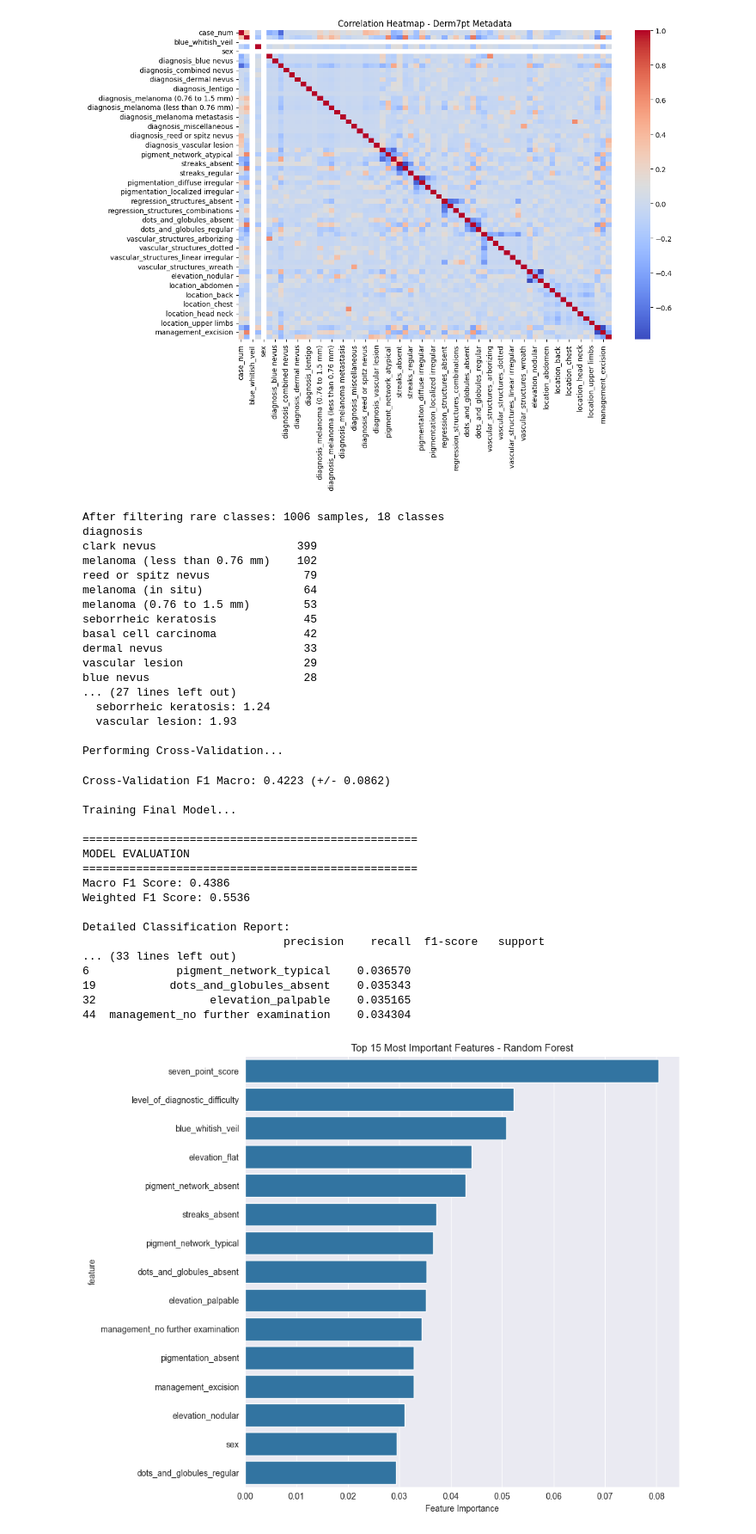
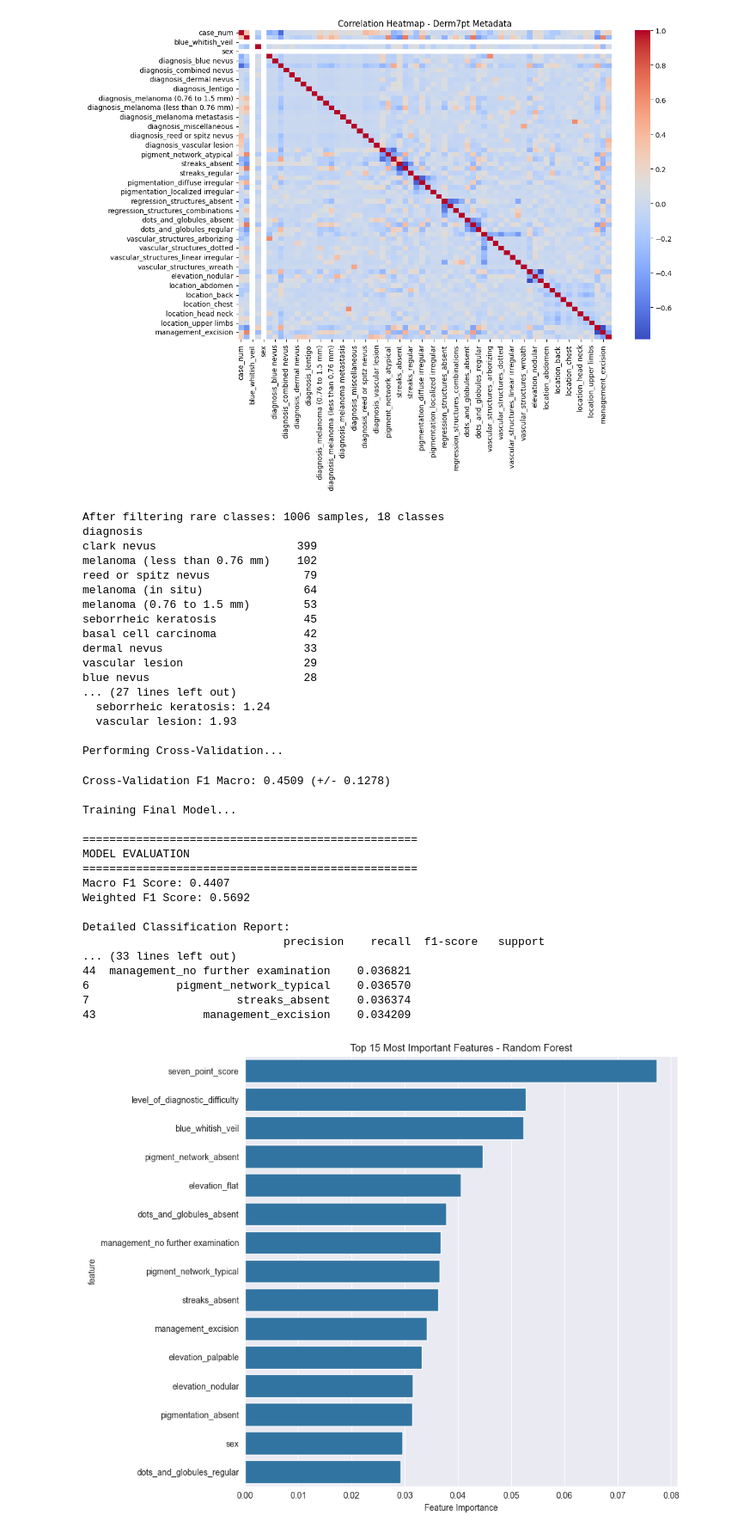
Before and after one commit to anamayyub/GROUP_8, a Jupyter notebook: notebooks/working-progress.ipynb, the cells around one changed output. Shown at 86% size. Cells and saved outputs as stored; diff of their text form; code cells hidden in the pictures.

```diff
--- a/notebooks/working-progress.ipynb
+++ b/notebooks/working-progress.ipynb
@@ -184,7 +184,7 @@ def train_random_forest(X, y):
     # Initialize Random Forest with optimal parameters for medical data
     rf_model = RandomForestClassifier(
         n_estimators=150,           # More trees for stability
-        max_depth=10,               # Prevent overfitting
+        max_depth=15,               # Prevent overfitting
         min_samples_split=5,        # Require minimum samples to split
         min_samples_leaf=3,         # Require minimum samples in leaf
         class_weight=class_weight_dict,  # Handle class imbalance
@@ -291,37 +291,37 @@ print(f"Final Test Macro F1: {f1_macro:.4f}")
 # print(classification_report(y_test_new, y_prediction_new, zero_division=0))
 # %% [output]
 After filtering rare classes: 1006 samples, 18 classes
 diagnosis
 clark nevus                     399
 melanoma (less than 0.76 mm)    102
 reed or spitz nevus              79
 melanoma (in situ)               64
 melanoma (0.76 to 1.5 mm)        53
 seborrheic keratosis             45
 basal cell carcinoma             42
 dermal nevus                     33
 vascular lesion                  29
 blue nevus                       28
 ... (27 lines left out)
   seborrheic keratosis: 1.24
   vascular lesion: 1.93
 
 Performing Cross-Validation...
-Cross-Validation F1 Macro: 0.4223 (+/- 0.0862)
+Cross-Validation F1 Macro: 0.4509 (+/- 0.1278)
 
 Training Final Model...
 
 ==================================================
 MODEL EVALUATION
 ==================================================
-Macro F1 Score: 0.4386
-Weighted F1 Score: 0.5536
+Macro F1 Score: 0.4407
+Weighted F1 Score: 0.5692
 
 Detailed Classification Report:
                               precision    recall  f1-score   support
 ... (33 lines left out)
+44  management_no further examination    0.036821
 6             pigment_network_typical    0.036570
-19           dots_and_globules_absent    0.035343
-32                 elevation_palpable    0.035165
-44  management_no further examination    0.034304
+7                      streaks_absent    0.036374
+43                management_excision    0.034209
-[figure, old version]
+[figure, new version]
```
Also changed, not shown: parts of 4 cells of this notebook.
